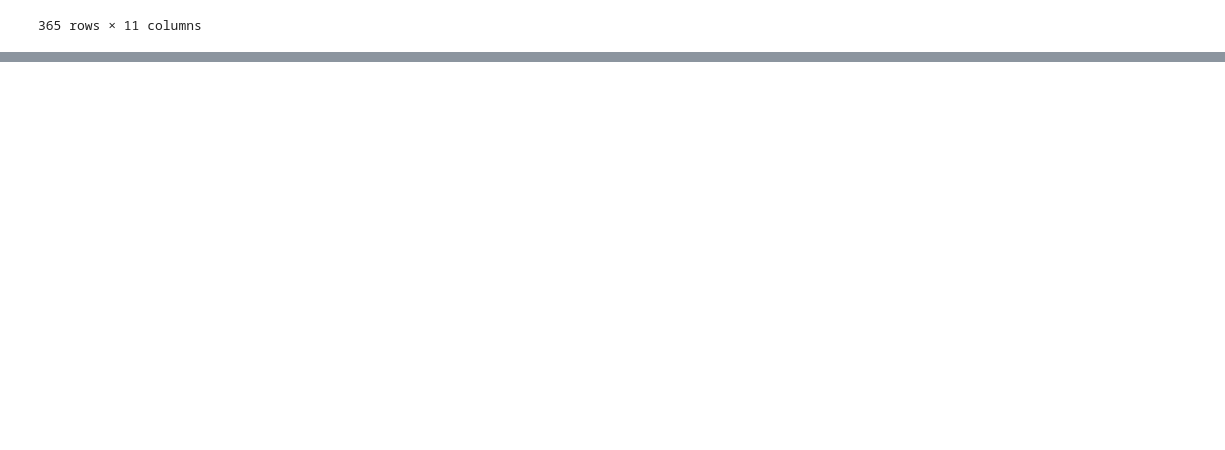
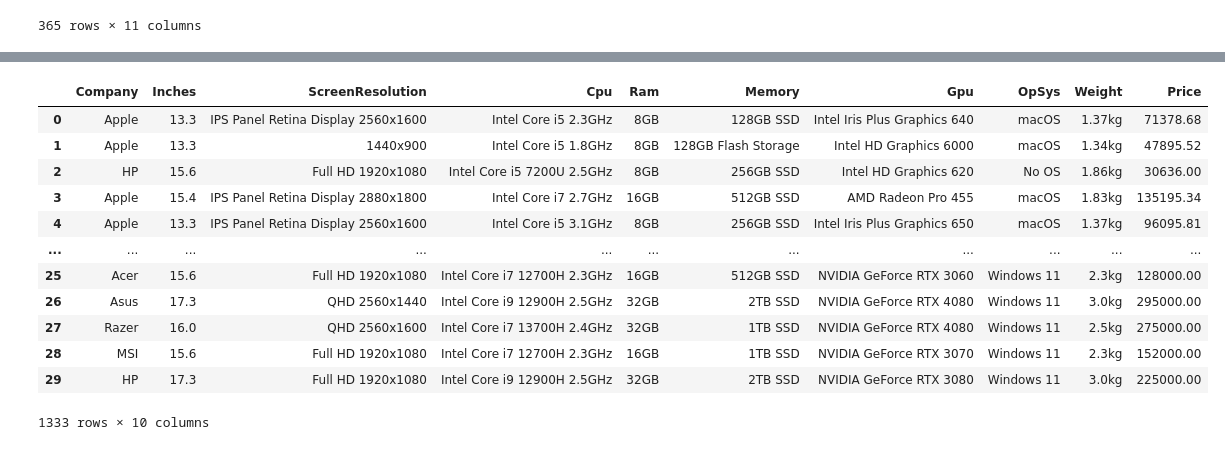
Before and after one commit to Namir50/Laptop-Price-Prediction-App, a Jupyter notebook: notebook/laptop_dataset_eda.ipynb, the cells around one changed output, grey strips where cells are left out. Saved outputs shown, nothing was run; the diff lists cells and outputs as text; code cells hidden in the pictures; blank space fills up the shorter version.

```diff
--- a/notebook/laptop_dataset_eda.ipynb
+++ b/notebook/laptop_dataset_eda.ipynb
@@ -201,0 +235,16 @@ df[df['ScreenResolution'].str.contains('IPS',case=False)]
+# %%
+df
+# %% [output]
+|  | Company | Inches | ScreenResolution | Cpu | Ram | Memory | Gpu | OpSys | Weight | Price |
+| 0 | Apple | 13.3 | IPS Panel Retina Display 2560x1600 | Intel Core i5 2.3GHz | 8GB | 128GB SSD | Intel Iris Plus Graphics 640 | macOS | 1.37kg | 71378.68 |
+| 1 | Apple | 13.3 | 1440x900 | Intel Core i5 1.8GHz | 8GB | 128GB Flash Storage | Intel HD Graphics 6000 | macOS | 1.34kg | 47895.52 |
+| 2 | HP | 15.6 | Full HD 1920x1080 | Intel Core i5 7200U 2.5GHz | 8GB | 256GB SSD | Intel HD Graphics 620 | No OS | 1.86kg | 30636.00 |
+| 3 | Apple | 15.4 | IPS Panel Retina Display 2880x1800 | Intel Core i7 2.7GHz | 16GB | 512GB SSD | AMD Radeon Pro 455 | macOS | 1.83kg | 135195.34 |
+| 4 | Apple | 13.3 | IPS Panel Retina Display 2560x1600 | Intel Core i5 3.1GHz | 8GB | 256GB SSD | Intel Iris Plus Graphics 650 | macOS | 1.37kg | 96095.81 |
+| ... | ... | ... | ... | ... | ... | ... | ... | ... | ... | ... |
+| 25 | Acer | 15.6 | Full HD 1920x1080 | Intel Core i7 12700H 2.3GHz | 16GB | 512GB SSD | NVIDIA GeForce RTX 3060 | Windows 11 | 2.3kg | 128000.00 |
+| 26 | Asus | 17.3 | QHD 2560x1440 | Intel Core i9 12900H 2.5GHz | 32GB | 2TB SSD | NVIDIA GeForce RTX 4080 | Windows 11 | 3.0kg | 295000.00 |
+| 27 | Razer | 16.0 | QHD 2560x1600 | Intel Core i7 13700H 2.4GHz | 32GB | 1TB SSD | NVIDIA GeForce RTX 4080 | Windows 11 | 2.5kg | 275000.00 |
+| 28 | MSI | 15.6 | Full HD 1920x1080 | Intel Core i7 12700H 2.3GHz | 16GB | 1TB SSD | NVIDIA GeForce RTX 3070 | Windows 11 | 2.3kg | 152000.00 |
+| 29 | HP | 17.3 | Full HD 1920x1080 | Intel Core i9 12900H 2.5GHz | 32GB | 2TB SSD | NVIDIA GeForce RTX 3080 | Windows 11 | 3.0kg | 225000.00 |
+1333 rows × 10 columns
```
Also changed, not shown: parts of 11 cells of this notebook.
